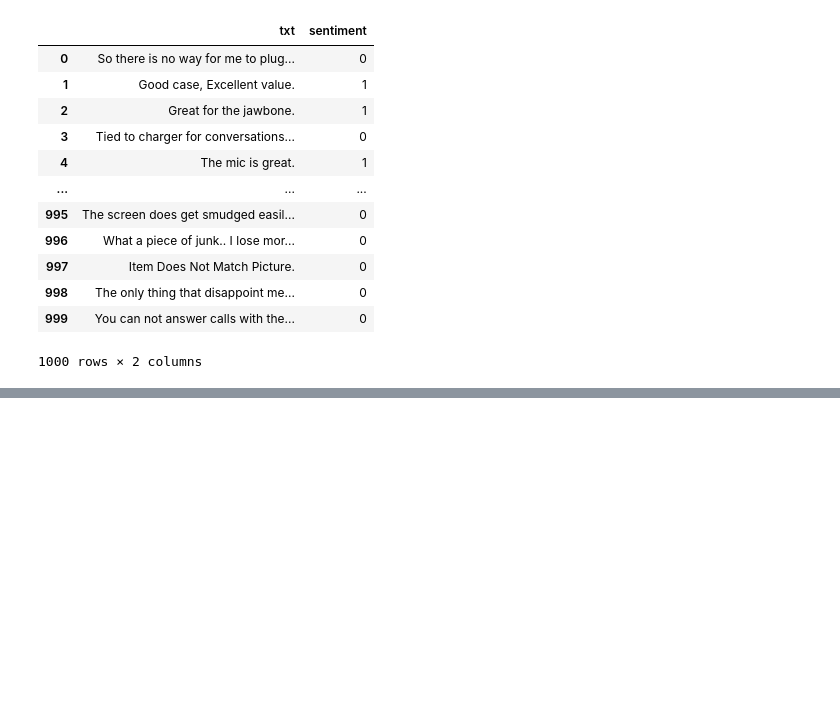
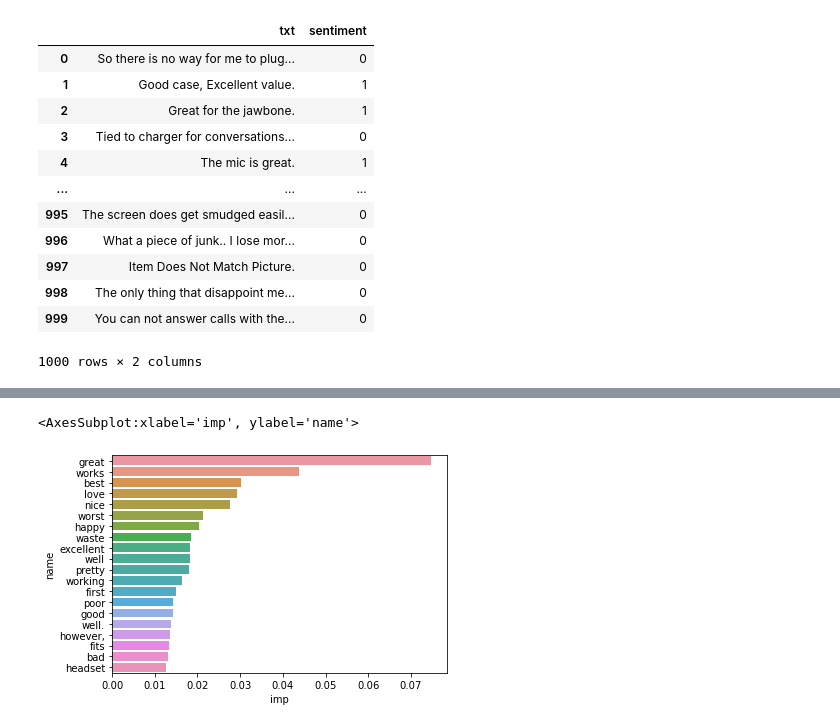
Before and after one commit to yairhoresh/Afeka, a Jupyter notebook: class_exercise_tfidf_simple_classifier.ipynb, the cells around one changed output, grey strips where cells are left out. Drawn from its saved outputs; the diff is of its cells as text; code cells hidden in the pictures; blank space fills up the shorter version.

```diff
--- a/class_exercise_tfidf_simple_classifier.ipynb
+++ b/class_exercise_tfidf_simple_classifier.ipynb
@@ -32,0 +141,6 @@ df
+# %%
+stop_words_set = set(stopwords.words('english'))
+tfidf_vectorizer = TfidfVectorizer(stop_words = stop_words_set, ngram_range = (1, 2), binary = False, tokenizer = lambda s:s.split(' '), max_features = 500, min_df = 3)
+
+tf_idf_mat = tfidf_vectorizer.fit_transform(df['txt'])
+tf_idf_names = tfidf_vectorizer.get_feature_names_out()
@@ -32,0 +167,3 @@ df
+# %%
+tfidf_df = pd.DataFrame(tf_idf_mat.toarray(), columns = tf_idf_names)
+tfidf_df
@@ -32,0 +186,12 @@ df
+# %%
+X_train, X_test, y_train, y_test = train_test_split(tfidf_df, df['sentiment'], test_size=0.2, random_state=42)
+# %%
+%%time
+classifier = XGBClassifier( use_label_encoder=False) #class_weight='balanced',
+model = classifier.fit(X_train, y_train)
+
+prediction = model.predict(X_test)
+
+print(classification_report(y_test, prediction))
+
+confusion_matrix(y_test, prediction)
@@ -32,0 +213,9 @@ df
+# %%
+#feature_importances
+feature_imp = pd.DataFrame(data=list(zip(model.feature_importances_, X_test.columns)), columns=['imp', 'name'])
+feature_imp.sort_values(by='imp', ascending=False, inplace=True)
+
+sb.barplot(x=feature_imp.imp[0:20], y=feature_imp.name[0:20])
+# %% [output]
+<AxesSubplot:xlabel='imp', ylabel='name'>
+[figure, added]
```
Also changed, not shown: parts of 21 cells of this notebook.
